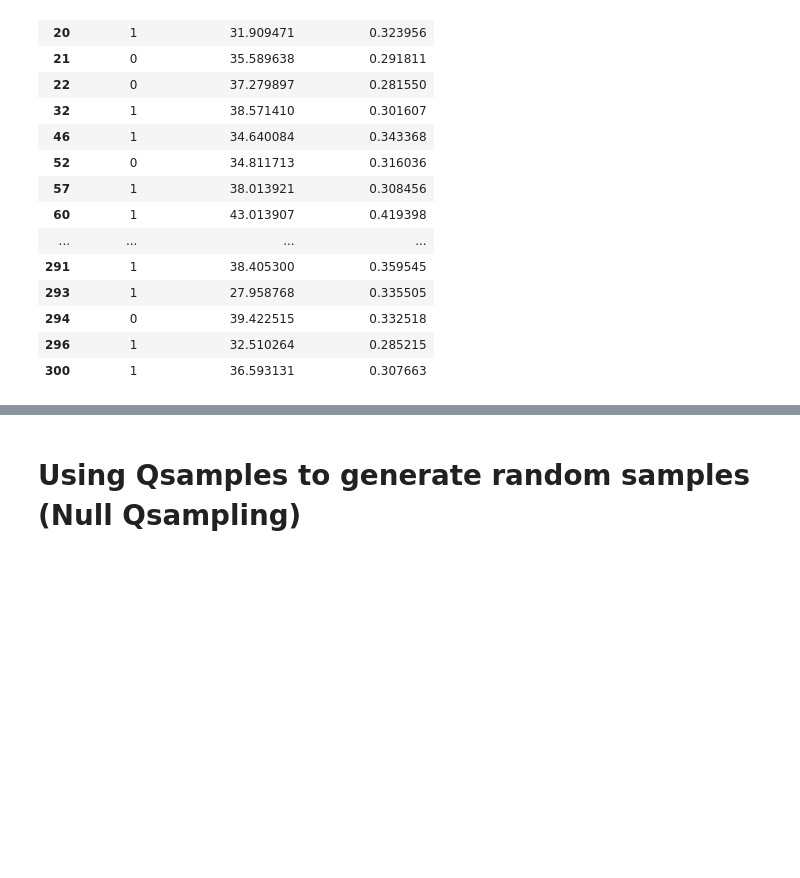
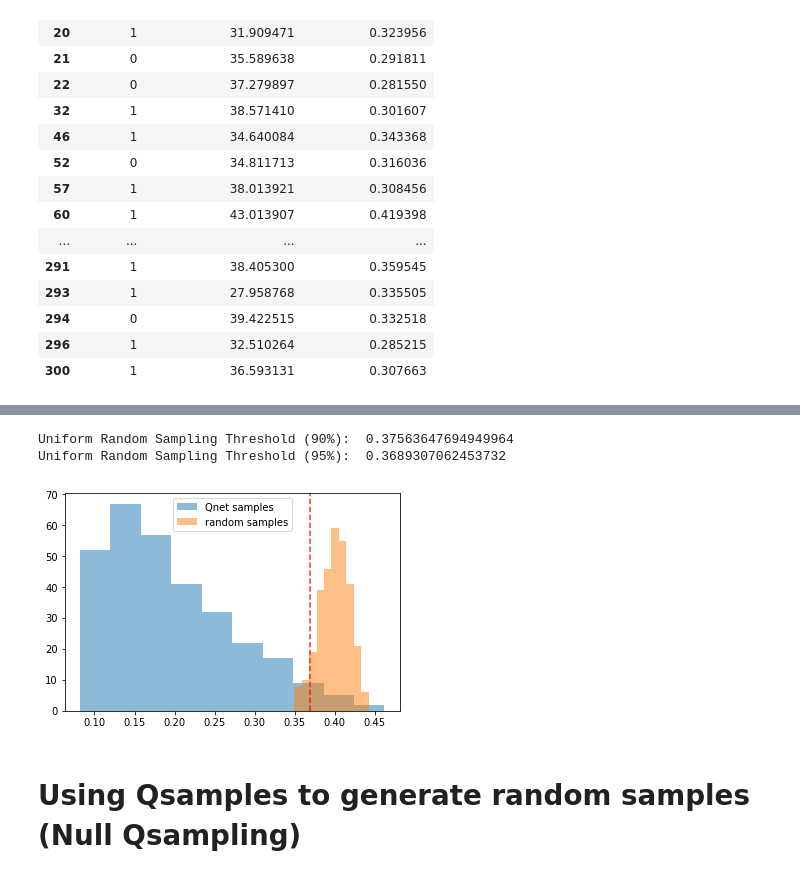
Before and after one commit to zeroknowledgediscovery/cognet, a Jupyter notebook: examples/PTSD/PTSD_diss_recon.ipynb, the cells around one changed output, grey strips where cells are left out. Cells and saved outputs as stored; diff of their text form; code cells hidden in the pictures; blank space fills up the shorter version.

```diff
--- a/examples/PTSD/PTSD_diss_recon.ipynb
+++ b/examples/PTSD/PTSD_diss_recon.ipynb
@@ -247,3 +290,31 @@ PTSD_DATA[(PTSD_DATA["Mean Dissonance"] >= neg_threshold_p05[1])]#[PTSD_DATA["PT
+# %%
+# find confidence interval for random samples drawn from uniform distributions
+qnet_mean = urandom_dissonance_df.mean(axis=1).mean()
+qnet_std = urandom_dissonance_df.mean(axis=1).std(ddof=1)
+alpha_p1 = 0.1
+alpha_p05 = 0.05
+n_sided = 1 # 1-sided test
+z_crit = stats.norm.ppf(1-alpha_p1/n_sided)
+threshold_p1=(-z_crit*qnet_std)+qnet_mean
+
+z_crit = stats.norm.ppf(1-alpha_p05/n_sided)
+threshold_p05=(-z_crit*qnet_std)+qnet_mean
+
+print('Uniform Random Sampling Threshold (90%): ',threshold_p1)
+print('Uniform Random Sampling Threshold (95%): ',threshold_p05)
+
+plt.figure()
+udissonance_df = pd.DataFrame(data=qnet_dissonance_df.mean(axis=1), columns=["Qnet"])
+udissonance_df["random"] = urandom_dissonance_df.mean(axis=1)
+plt.hist(udissonance_df["Qnet"], alpha=0.5, label="Qnet samples")
+plt.hist(udissonance_df["random"], alpha=0.5, label="random samples")
+plt.legend()
+plt.axvline(threshold_p05, color="red", linestyle="--", alpha=.8)
+plt.show()
+# %% [output]
+Uniform Random Sampling Threshold (90%):  0.37563647694949964
+Uniform Random Sampling Threshold (95%):  0.3689307062453732
+[figure, added]
 # %% [markdown]
 # Using Qsamples to generate random samples (Null Qsampling)
 # %%
```
Also changed, not shown: parts of 7 cells of this notebook, 13 other files.
